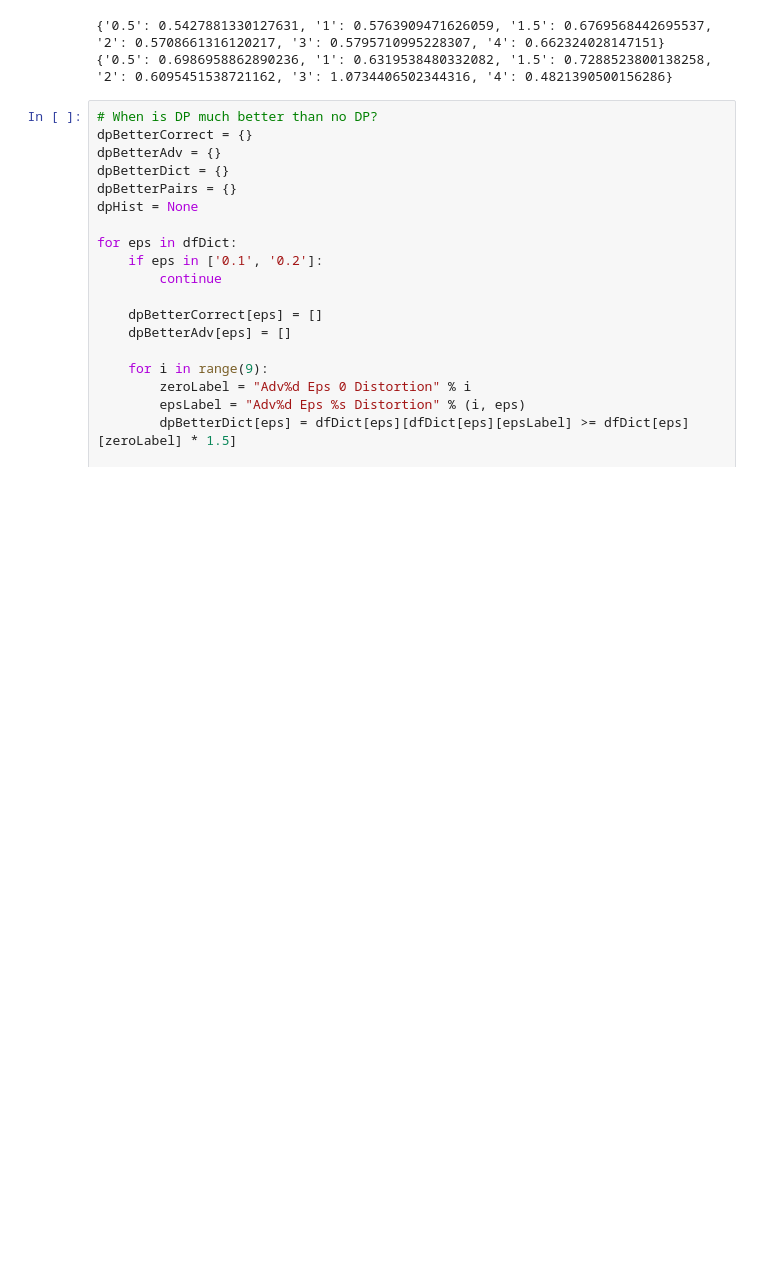
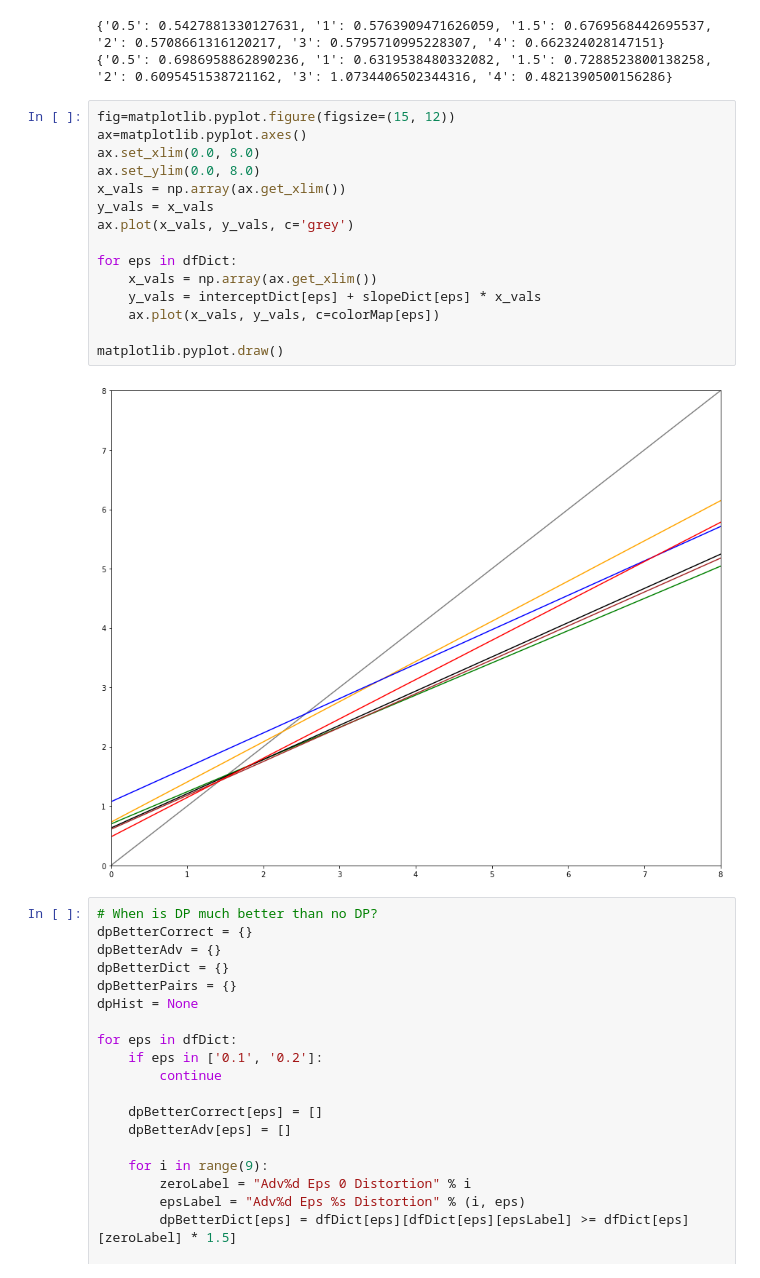
Before and after one commit to RachelLawrence/DP-Robustness, a Jupyter notebook: jl_analysis.ipynb, the cells around one changed output. Drawn from its saved outputs; the diff is of its cells as text; blank space fills up the shorter version.

Commit message:
Added plots of regression lines.

```diff
--- a/jl_analysis.ipynb
+++ b/jl_analysis.ipynb
@@ -94,6 +94,23 @@ print(interceptDict)
 # %% [output]
 {'0.5': 0.5427881330127631, '1': 0.5763909471626059, '1.5': 0.6769568442695537, '2': 0.5708661316120217, '3': 0.5795710995228307, '4': 0.662324028147151}
 {'0.5': 0.6986958862890236, '1': 0.6319538480332082, '1.5': 0.7288523800138258, '2': 0.6095451538721162, '3': 1.0734406502344316, '4': 0.4821390500156286}
+# %%
+fig=matplotlib.pyplot.figure(figsize=(15, 12))
+ax=matplotlib.pyplot.axes()
+ax.set_xlim(0.0, 8.0)
+ax.set_ylim(0.0, 8.0)
+x_vals = np.array(ax.get_xlim())
+y_vals = x_vals
+ax.plot(x_vals, y_vals, c='grey')
+
+for eps in dfDict:
+    x_vals = np.array(ax.get_xlim())
+    y_vals = interceptDict[eps] + slopeDict[eps] * x_vals
+    ax.plot(x_vals, y_vals, c=colorMap[eps])
+
+matplotlib.pyplot.draw()
+# %% [output]
+[figure, added]
 # %%
 # When is DP much better than no DP?
 dpBetterCorrect = {}
```
Also changed, not shown: 3 other files.
